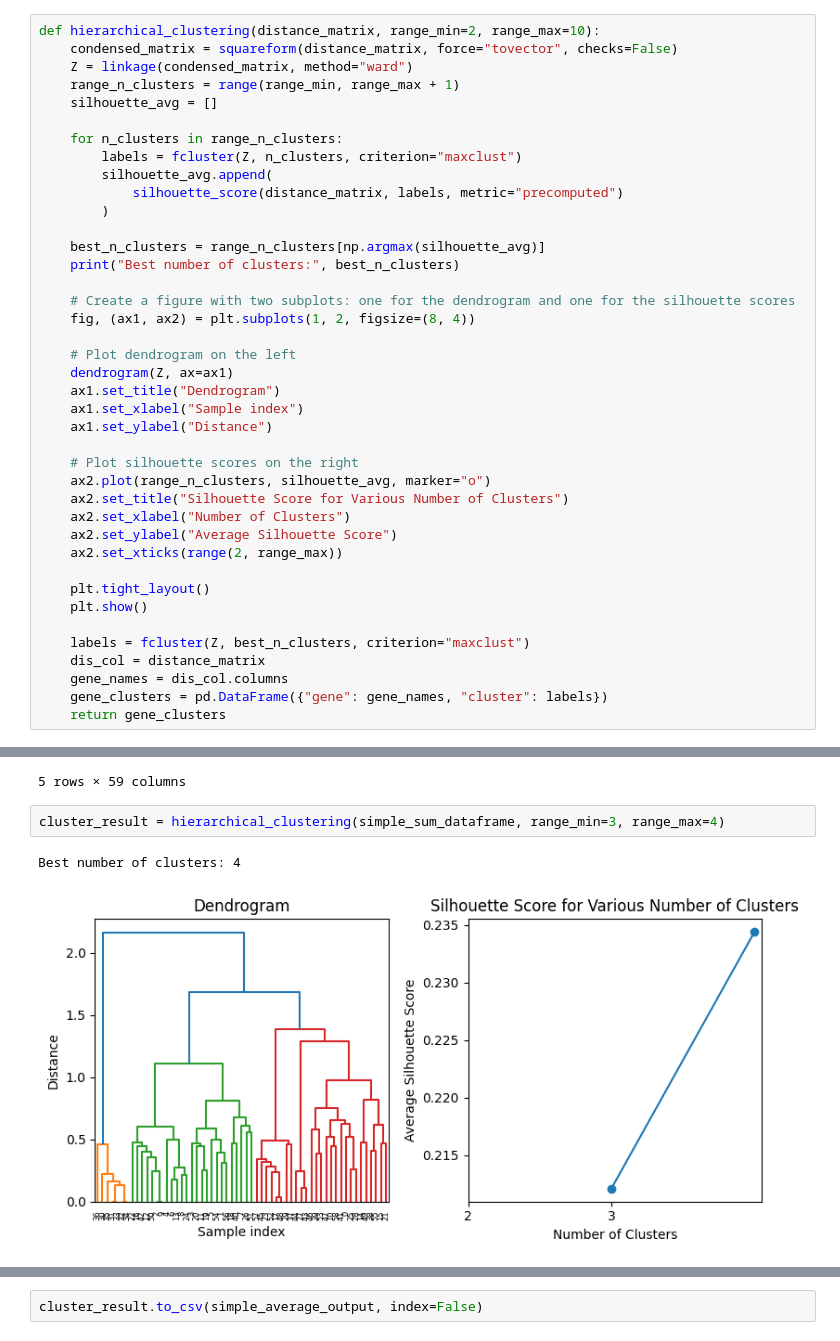
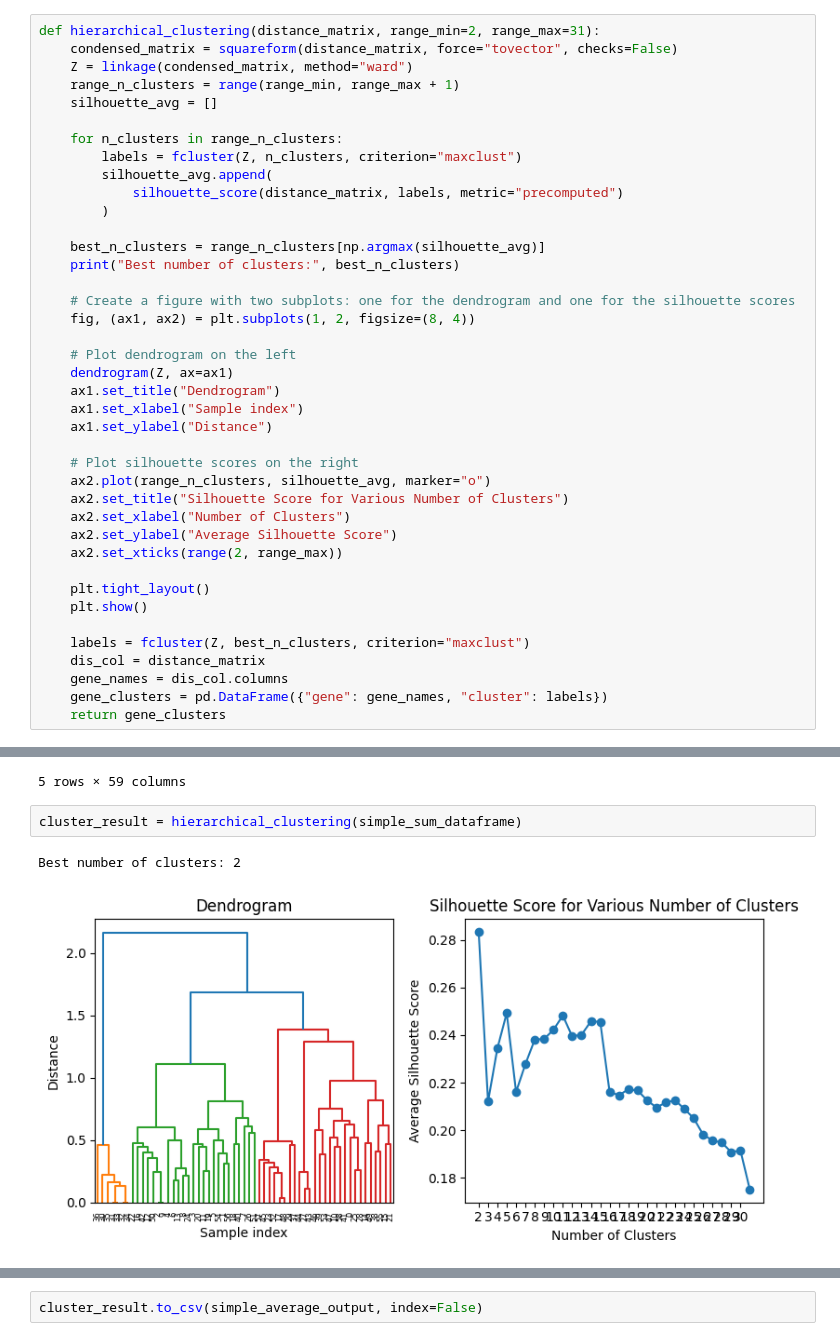
Before and after one commit to BioTechCo/main_project, a Jupyter notebook: process/GO_cluster.ipynb, the cells around one changed output, grey strips where cells are left out. Saved outputs shown, nothing was run; the diff lists cells and outputs as text.

```diff
--- a/process/GO_cluster.ipynb
+++ b/process/GO_cluster.ipynb
@@ -19,7 +19,7 @@ def check_distance_matrix(distance_matrix):
     nan_count = distance_matrix.isna().sum().sum()
     print("Number of NaN values in the matrix:", nan_count)
 # %%
-def hierarchical_clustering(distance_matrix, range_min=2, range_max=10):
+def hierarchical_clustering(distance_matrix, range_min=2, range_max=31):
     condensed_matrix = squareform(distance_matrix, force="tovector", checks=False)
     Z = linkage(condensed_matrix, method="ward")
     range_n_clusters = range(range_min, range_max + 1)
@@ -165,10 +163,10 @@ simple_sum_dataframe.head()
 | CEACAM5 | 0.534000 | 0.447667 | 0.496000 | 0.468333 | 0.000000 | 0.577333 | 0.461333 | 0.532333 | 0.441333 | 0.197 | ... | ... |
 5 rows × 59 columns
 # %%
-cluster_result = hierarchical_clustering(simple_sum_dataframe, range_min=3, range_max=4)
+cluster_result = hierarchical_clustering(simple_sum_dataframe)
 # %% [output]
-Best number of clusters: 4
+Best number of clusters: 2
-[figure, old version]
+[figure, new version]
 # %%
 cluster_result.head()
 # %% [output]
```
Also changed, not shown: parts of 9 cells of this notebook, 3 other files.
